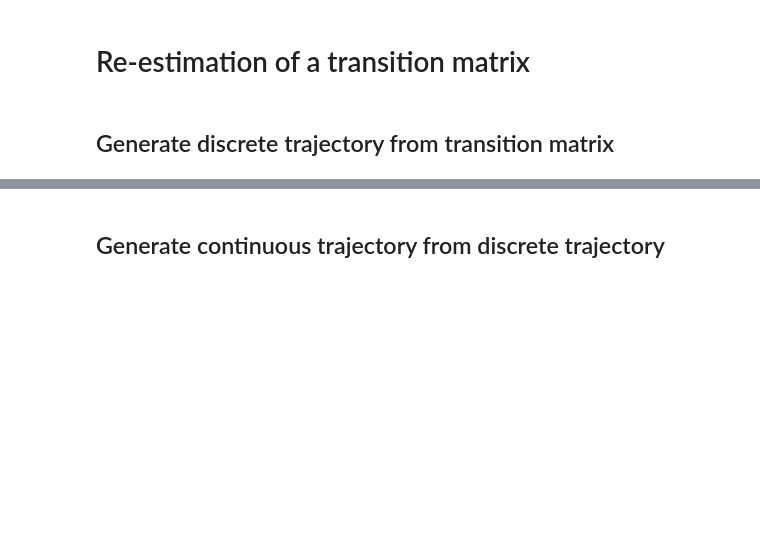
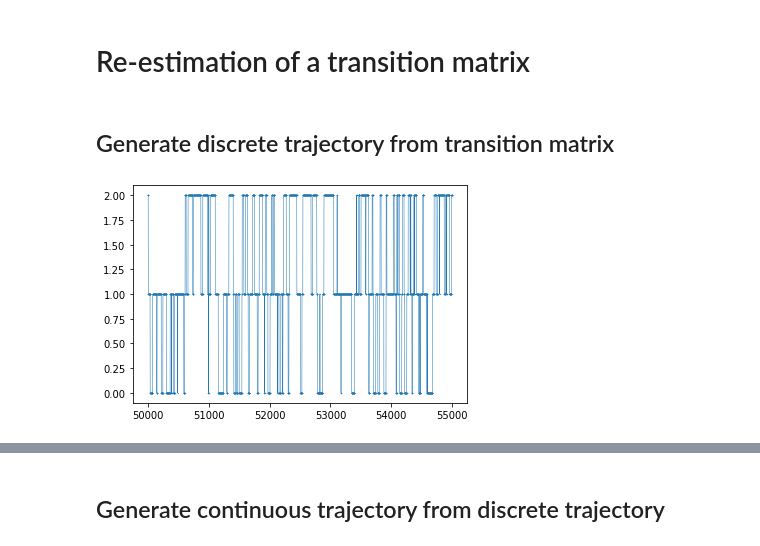
Before and after one commit to hkneiding/pyemma-workshop-project, a Jupyter notebook: code/transition-matrix.ipynb, the cells around one changed output, grey strips where cells are left out. Saved outputs shown, nothing was run; the diff lists cells and outputs as text; code cells hidden in the pictures; blank space fills up the shorter version.

```diff
--- a/code/transition-matrix.ipynb
+++ b/code/transition-matrix.ipynb
@@ -56,3 +56,21 @@ while k<size:
     i = decider(i, num)
     dtraj.append(i)
     k=k+1
+# %%
+
+#indices=list(range(size))
+start=int(size*0.5)
+end=int(size*0.55)
+
+indices=list(range(start, end))
+dtrajslice=dtraj[start:end]
+
+#print(len(indices))
+#print(len(dtrajslice))
+
+plt.scatter(indices, dtrajslice, s=.1)
+
+plt.plot(indices, dtrajslice, linewidth=0.5)
+plt.show()
+# %% [output]
+[figure, added]
```
Also changed, not shown: parts of 3 cells of this notebook.
